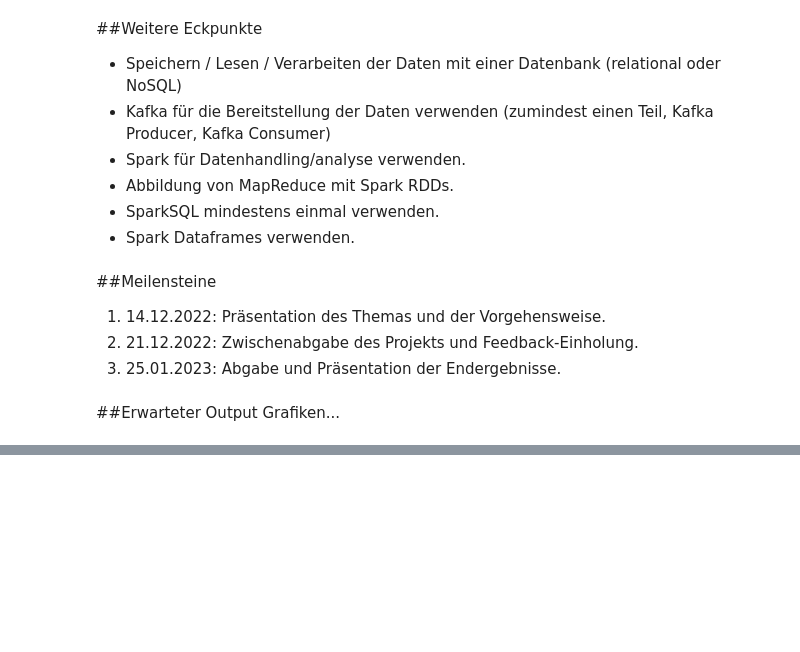
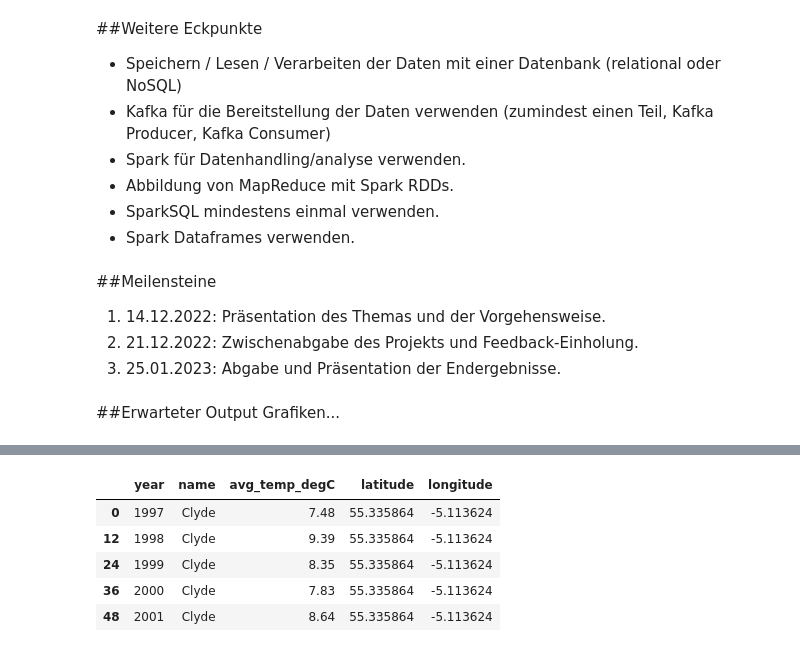
Before and after one commit to ds22m032/DSI, a Jupyter notebook: Abschlussprojekt_Wasser.ipynb, the cells around one changed output, grey strips where cells are left out. Cells and saved outputs as stored; diff of their text form; code cells hidden in the pictures; blank space fills up the shorter version.

```diff
--- a/Abschlussprojekt_Wasser.ipynb
+++ b/Abschlussprojekt_Wasser.ipynb
@@ -144,0 +332,27 @@ couch = couchdb.Server('http://admin:YOURPASSWORD@localhost:5984/')
+# %%
+# Adapting and preparing the dataframe csv_data for plotting
+# type conversion
+df['Monthly_Average_Sea_Surface_Temperature_degrees_C'] = df['Monthly_Average_Sea_Surface_Temperature_degrees_C'].astype(float)
+df['Latitude'] = df['Latitude'].astype(float)
+df['Longitude'] = df['Longitude'].astype(float)
+
+# renaming columns
+df.rename(columns = {'Year':'year'}, inplace = True)
+df.rename(columns = {'Sea_Area':'name'}, inplace = True)
+df.rename(columns = {'Longitude':'longitude'}, inplace = True)
+df.rename(columns = {'Latitude':'latitude'}, inplace = True)
+df.rename(columns = {'Monthly_Average_Sea_Surface_Temperature_degrees_C':'avg_temp_degC'}, inplace = True)
+
+# filter for january
+df = df[(df.Month == '1')]
+
+# selecting columns into final dataframe
+dfCSV = df[["year", "name", "avg_temp_degC", "latitude", "longitude"]]
+dfCSV.head(5)
+# %% [output]
+|  | year | name | avg_temp_degC | latitude | longitude |
+| 0 | 1997 | Clyde | 7.48 | 55.335864 | -5.113624 |
+| 12 | 1998 | Clyde | 9.39 | 55.335864 | -5.113624 |
+| 24 | 1999 | Clyde | 8.35 | 55.335864 | -5.113624 |
+| 36 | 2000 | Clyde | 7.83 | 55.335864 | -5.113624 |
+| 48 | 2001 | Clyde | 8.64 | 55.335864 | -5.113624 |
```
Also changed, not shown: parts of 24 cells of this notebook.
